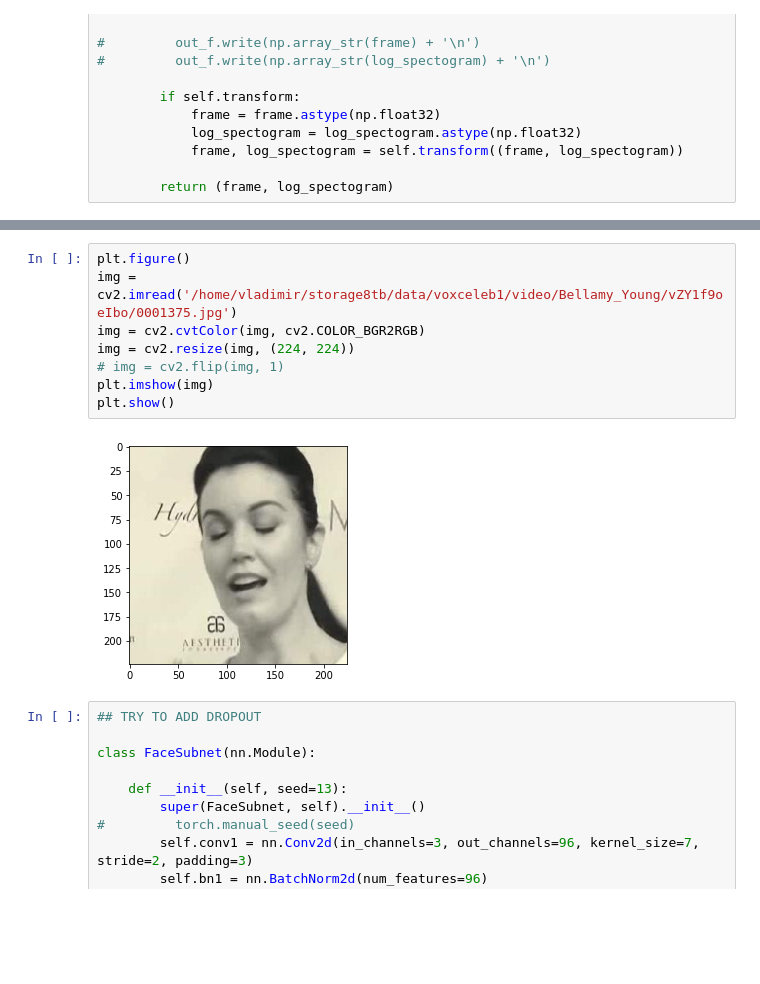
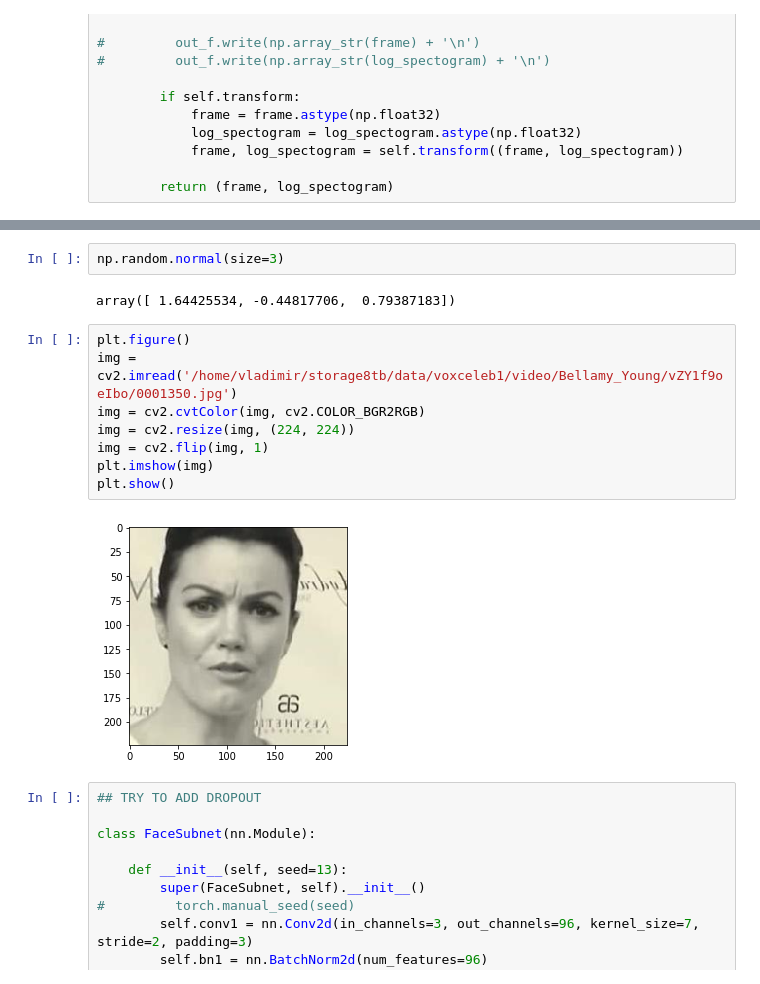
Before and after one commit to v-iashin/LearnablePINs, a Jupyter notebook: main.ipynb, the cells around one changed output, grey strips where cells are left out. Saved outputs shown, nothing was run; the diff lists cells and outputs as text; blank space fills up the shorter version.

```diff
--- a/main.ipynb
+++ b/main.ipynb
@@ -151,16 +180,20 @@ class ToTensor(object):
         log_spectogram = log_spectogram.reshape(1, F, T)
 
         return torch.from_numpy(frame), torch.from_numpy(log_spectogram)
+# %%
+np.random.normal(size=3)
+# %% [output]
+array([ 1.64425534, -0.44817706,  0.79387183])
 # %%
 plt.figure()
-img = cv2.imread('/home/vladimir/storage8tb/data/voxceleb1/video/Bellamy_Young/vZY1f9oeIbo/0001375.jpg')
+img = cv2.imread('/home/vladimir/storage8tb/data/voxceleb1/video/Bellamy_Young/vZY1f9oeIbo/0001350.jpg')
 img = cv2.cvtColor(img, cv2.COLOR_BGR2RGB)
 img = cv2.resize(img, (224, 224))
-# img = cv2.flip(img, 1)
+img = cv2.flip(img, 1)
 plt.imshow(img)
 plt.show()
 # %% [output]
-[figure, old version]
+[figure, new version]
 # %%
 ## TRY TO ADD DROPOUT
 
```
Also changed, not shown: parts of 6 cells of this notebook, 1 other file.
